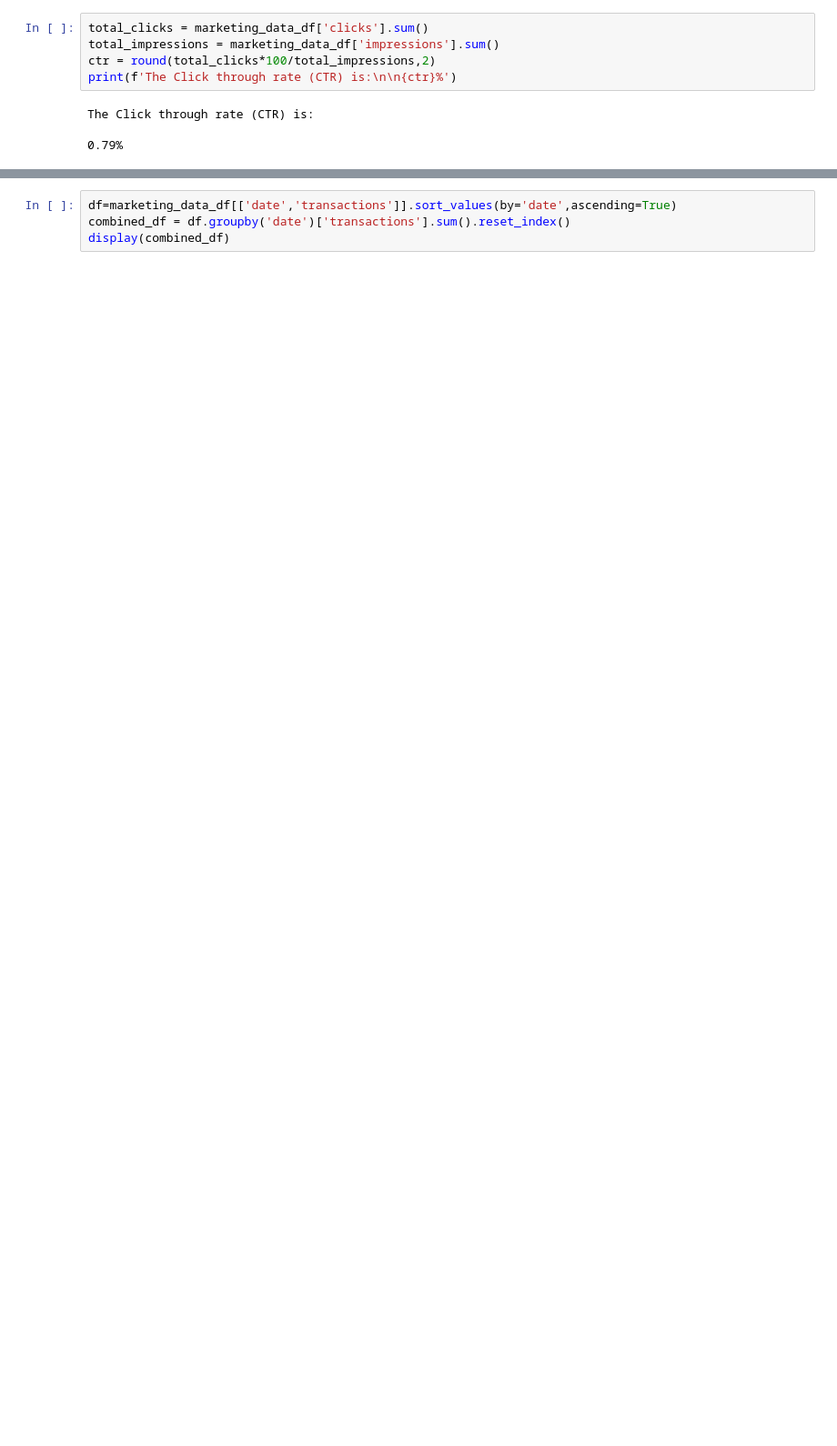
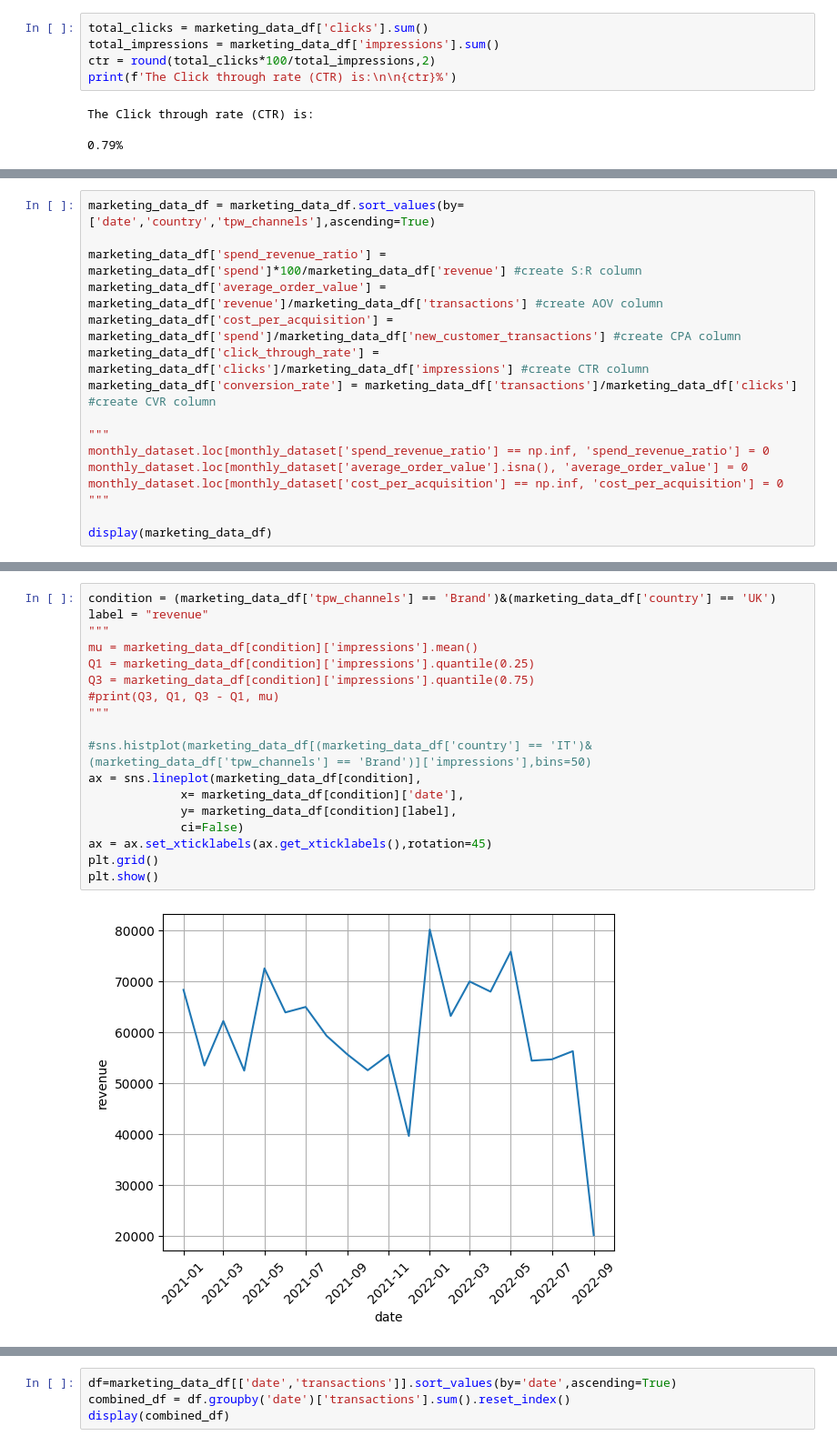
Before and after one commit to DanRHoward/Protein_Works_Presentation, a Jupyter notebook: Protein Works Presentation.ipynb, the cells around one changed output, grey strips where cells are left out. Shown at 91% size. Cells and saved outputs as stored; diff of their text form; blank space fills up the shorter version.

Commit message:
Addition of plots and finished task 1 text

```diff
--- a/Protein Works Presentation.ipynb
+++ b/Protein Works Presentation.ipynb
@@ -153,0 +190,16 @@ In Summary,
+# %%
+marketing_data_df = marketing_data_df.sort_values(by=['date','country','tpw_channels'],ascending=True)
+
+marketing_data_df['spend_revenue_ratio'] = marketing_data_df['spend']*100/marketing_data_df['revenue'] #create S:R column
+marketing_data_df['average_order_value'] = marketing_data_df['revenue']/marketing_data_df['transactions'] #create AOV column
+marketing_data_df['cost_per_acquisition'] = marketing_data_df['spend']/marketing_data_df['new_customer_transactions'] #create CPA column
+marketing_data_df['click_through_rate'] = marketing_data_df['clicks']/marketing_data_df['impressions'] #create CTR column
+marketing_data_df['conversion_rate'] = marketing_data_df['transactions']/marketing_data_df['clicks'] #create CVR column
+
+"""
+monthly_dataset.loc[monthly_dataset['spend_revenue_ratio'] == np.inf, 'spend_revenue_ratio'] = 0
+monthly_dataset.loc[monthly_dataset['average_order_value'].isna(), 'average_order_value'] = 0
+monthly_dataset.loc[monthly_dataset['cost_per_acquisition'] == np.inf, 'cost_per_acquisition'] = 0
+"""
+
+display(marketing_data_df)
@@ -153,0 +273,20 @@ In Summary,
+# %%
+condition = (marketing_data_df['tpw_channels'] == 'Brand')&(marketing_data_df['country'] == 'UK')
+label = "revenue"
+"""
+mu = marketing_data_df[condition]['impressions'].mean()
+Q1 = marketing_data_df[condition]['impressions'].quantile(0.25)
+Q3 = marketing_data_df[condition]['impressions'].quantile(0.75)
+#print(Q3, Q1, Q3 - Q1, mu)
+"""
+
+#sns.histplot(marketing_data_df[(marketing_data_df['country'] == 'IT')&(marketing_data_df['tpw_channels'] == 'Brand')]['impressions'],bins=50)
+ax = sns.lineplot(marketing_data_df[condition],
+             x= marketing_data_df[condition]['date'],
+             y= marketing_data_df[condition][label],
+             ci=False)
+ax = ax.set_xticklabels(ax.get_xticklabels(),rotation=45)
+plt.grid()
+plt.show()
+# %% [output]
+[figure, added]
```
Also changed, not shown: parts of 32 cells of this notebook.
